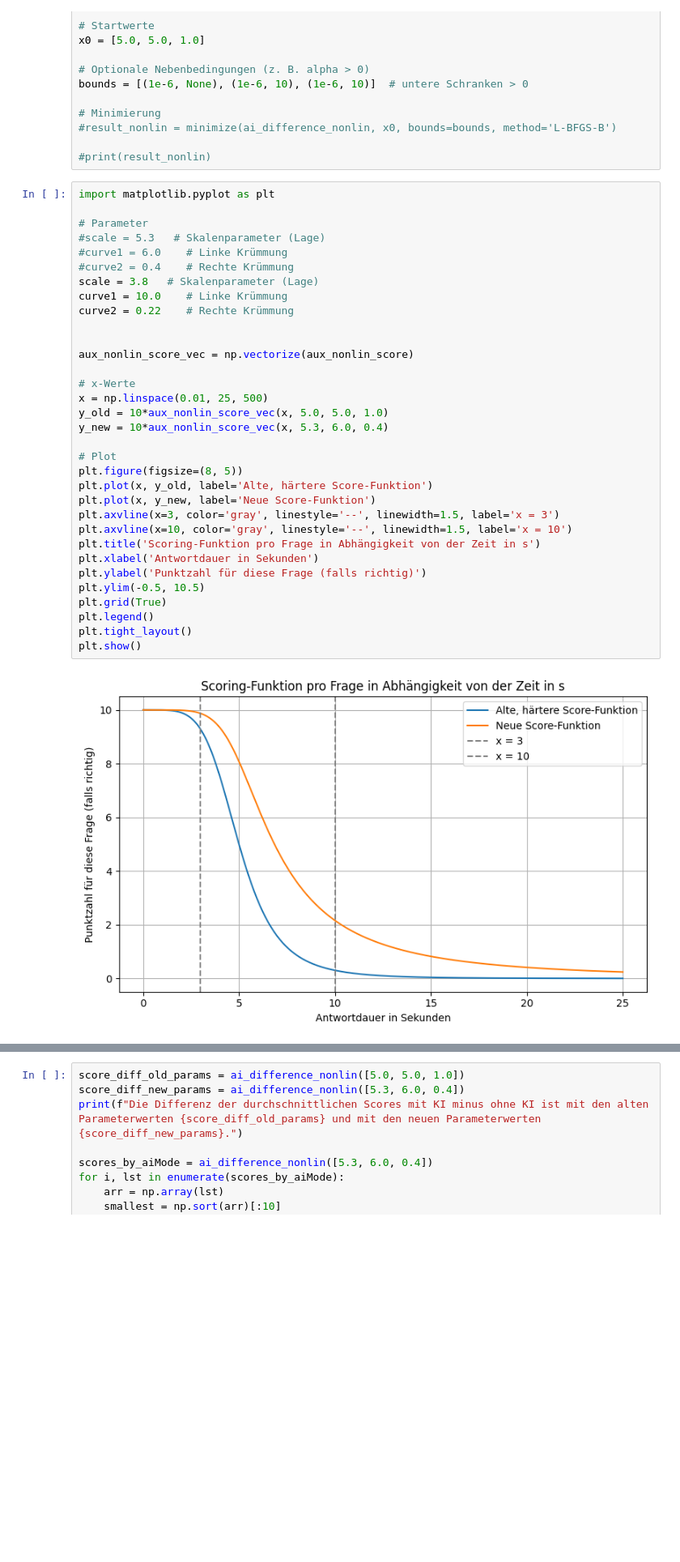
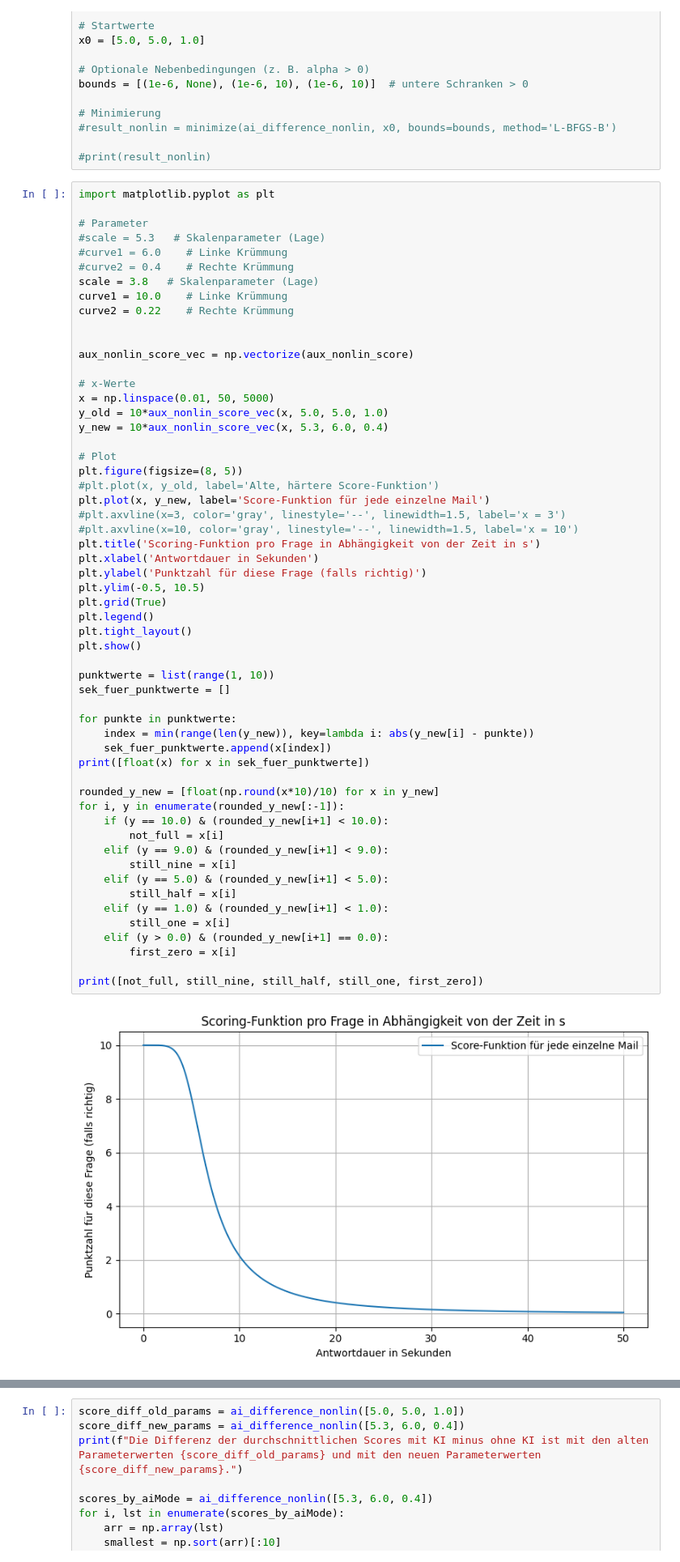
Before and after one commit to anacision-de/postkorb-panic, a Jupyter notebook: analysis/Analysis_Andy.ipynb, the cells around one changed output, grey strips where cells are left out. Shown at 81% size. Saved outputs shown, nothing was run; the diff lists cells and outputs as text; blank space fills up the shorter version.

```diff
--- a/analysis/Analysis_Andy.ipynb
+++ b/analysis/Analysis_Andy.ipynb
@@ -166,35 +166,58 @@ bounds = [(1e-6, None), (1e-6, 10), (1e-6, 10)]  # untere Schranken > 0
 # %%
 import matplotlib.pyplot as plt
 
 # Parameter
 #scale = 5.3   # Skalenparameter (Lage)
 #curve1 = 6.0    # Linke Krümmung
 #curve2 = 0.4    # Rechte Krümmung
 scale = 3.8   # Skalenparameter (Lage)
 curve1 = 10.0    # Linke Krümmung
 curve2 = 0.22    # Rechte Krümmung
 
 
 aux_nonlin_score_vec = np.vectorize(aux_nonlin_score)
 
 # x-Werte
-x = np.linspace(0.01, 25, 500)
+x = np.linspace(0.01, 50, 5000)
 y_old = 10*aux_nonlin_score_vec(x, 5.0, 5.0, 1.0)
 y_new = 10*aux_nonlin_score_vec(x, 5.3, 6.0, 0.4)
 
 # Plot
 plt.figure(figsize=(8, 5))
-plt.plot(x, y_old, label='Alte, härtere Score-Funktion')
-plt.plot(x, y_new, label='Neue Score-Funktion')
-plt.axvline(x=3, color='gray', linestyle='--', linewidth=1.5, label='x = 3')
-plt.axvline(x=10, color='gray', linestyle='--', linewidth=1.5, label='x = 10')
+#plt.plot(x, y_old, label='Alte, härtere Score-Funktion')
+plt.plot(x, y_new, label='Score-Funktion für jede einzelne Mail')
+#plt.axvline(x=3, color='gray', linestyle='--', linewidth=1.5, label='x = 3')
+#plt.axvline(x=10, color='gray', linestyle='--', linewidth=1.5, label='x = 10')
 plt.title('Scoring-Funktion pro Frage in Abhängigkeit von der Zeit in s')
 plt.xlabel('Antwortdauer in Sekunden')
 plt.ylabel('Punktzahl für diese Frage (falls richtig)')
 plt.ylim(-0.5, 10.5)
 plt.grid(True)
 plt.legend()
 plt.tight_layout()
 plt.show()
+
+punktwerte = list(range(1, 10))
+sek_fuer_punktwerte = []
+
+for punkte in punktwerte:
+    index = min(range(len(y_new)), key=lambda i: abs(y_new[i] - punkte))
+    sek_fuer_punktwerte.append(x[index])
+print([float(x) for x in sek_fuer_punktwerte])
+
+rounded_y_new = [float(np.round(x*10)/10) for x in y_new]
+for i, y in enumerate(rounded_y_new[:-1]):
+    if (y == 10.0) & (rounded_y_new[i+1] < 10.0):
+        not_full = x[i]
+    elif (y == 9.0) & (rounded_y_new[i+1] < 9.0):
+        still_nine = x[i]
+    elif (y == 5.0) & (rounded_y_new[i+1] < 5.0):
+        still_half = x[i]
+    elif (y == 1.0) & (rounded_y_new[i+1] < 1.0):
+        still_one = x[i]
+    elif (y > 0.0) & (rounded_y_new[i+1] == 0.0):
+        first_zero = x[i]
+
+print([not_full, still_nine, still_half, still_one, first_zero])
 # %% [output]
-[figure, old version]
+[figure, new version]
```
Also changed, not shown: parts of 1 cell of this notebook.
